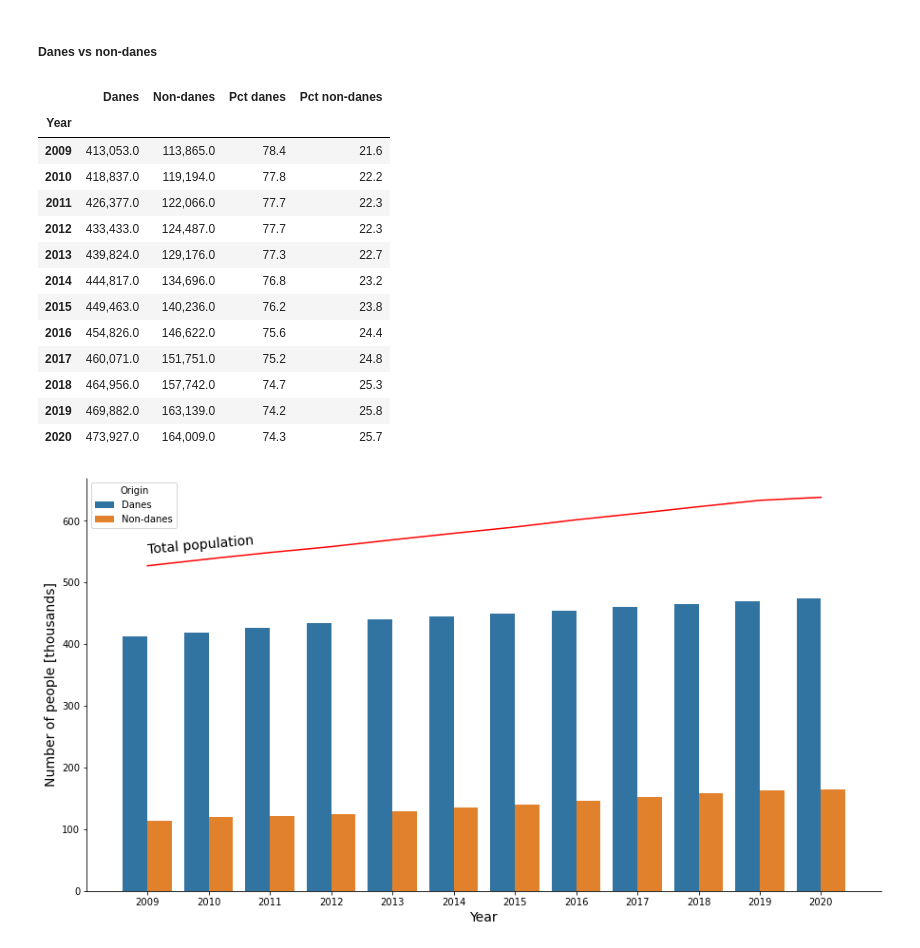
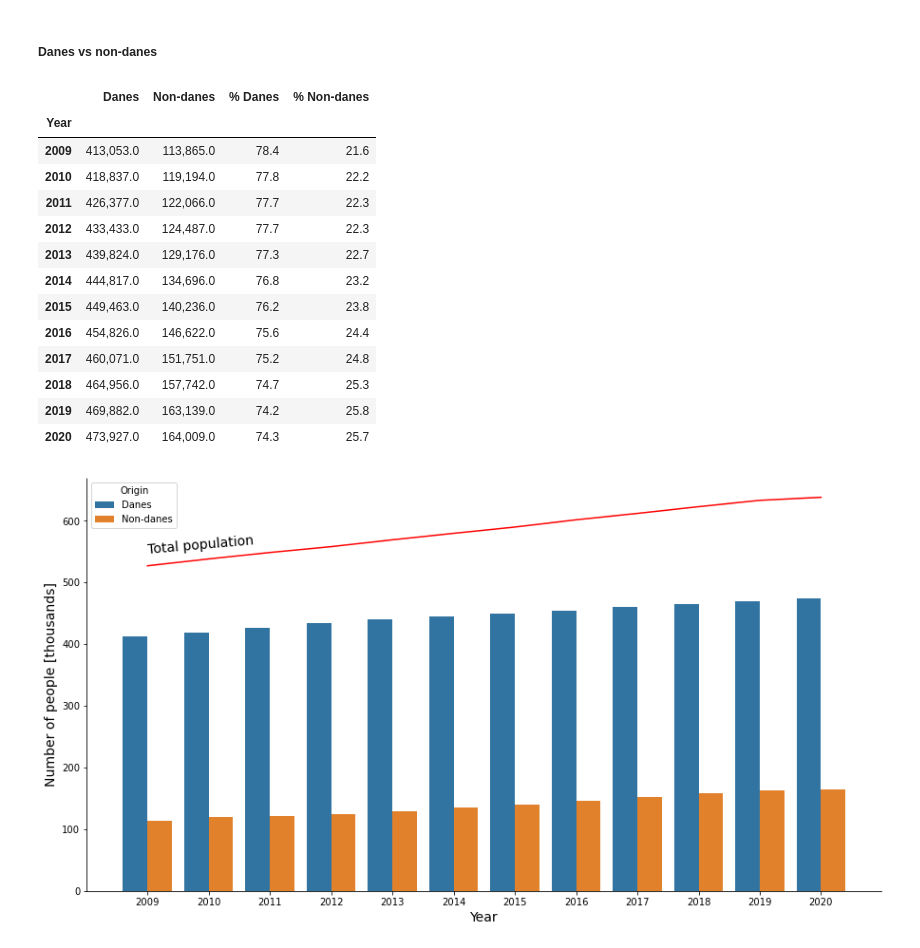
Before and after one commit to wojciechdk/social_data_analysis_and_visualization_final_project, a Jupyter notebook: data_visualization.ipynb, the cells around one changed output. Drawn from its saved outputs; the diff is of its cells as text; code cells hidden in the pictures.

```diff
--- a/data_visualization.ipynb
+++ b/data_visualization.ipynb
@@ -58,3 +62,5 @@ Loading BokehJS ...
+# %%
+cph_data = CphData()
 # %% [markdown]
 # Country of origin (without district information)
 
@@ -145,0 +72,7 @@ ValueError: No objects to concatenate
+# %%
+# Load the data containing information about the population
+# of Copenhagen by the country of origin.
+df_country = cph_data.country_of_origin
+
+# Show dataframe.
+display(df_country)
@@ -389,35 +336,35 @@ n_countries = len(countries_sorted_by_number_of_people)
 
 # Get the number of plots.
 n_plots = len(years)
 
 # Define the plot grid.
 n_plot_columns = 3
 n_plot_rows = int(np.ceil(n_plots / n_plot_columns))
 
 # Create a dataframe with data for danes vs non-danes.
 df_danes_vs_non_danes = (
     df_country_vs_year
     .loc[:, 'Denmark']
     .to_frame('Danes')
 )
 
 df_danes_vs_non_danes['Non-danes'] = (
     df_country_vs_year
     .loc[:, ~df_country_vs_year.columns.isin(['Total', 'Denmark'])]
     .sum(axis=1)
     .to_frame('Non-danes')
 )
 
-df_danes_vs_non_danes[['Pct danes', 'Pct non-danes']] = (
+df_danes_vs_non_danes[['% Danes', '% Non-danes']] = (
     df_danes_vs_non_danes[['Danes', 'Non-danes']]
     .div(df_danes_vs_non_danes.sum(axis=1), axis=0)
     .mul(100)
 )
 
 # Show the dataframe
 display(df_danes_vs_non_danes)
 # %% [output]
-|  | Danes | Non-danes | Pct danes | Pct non-danes |
+|  | Danes | Non-danes | % Danes | % Non-danes |
 | Year |  |  |  |  |
 | 2009 | 413,053.0 | 113,865.0 | 78.4 | 21.6 |
 | 2010 | 418,837.0 | 119,194.0 | 77.8 | 22.2 |
```
Also changed, not shown: parts of 37 cells of this notebook, 6 other files.
